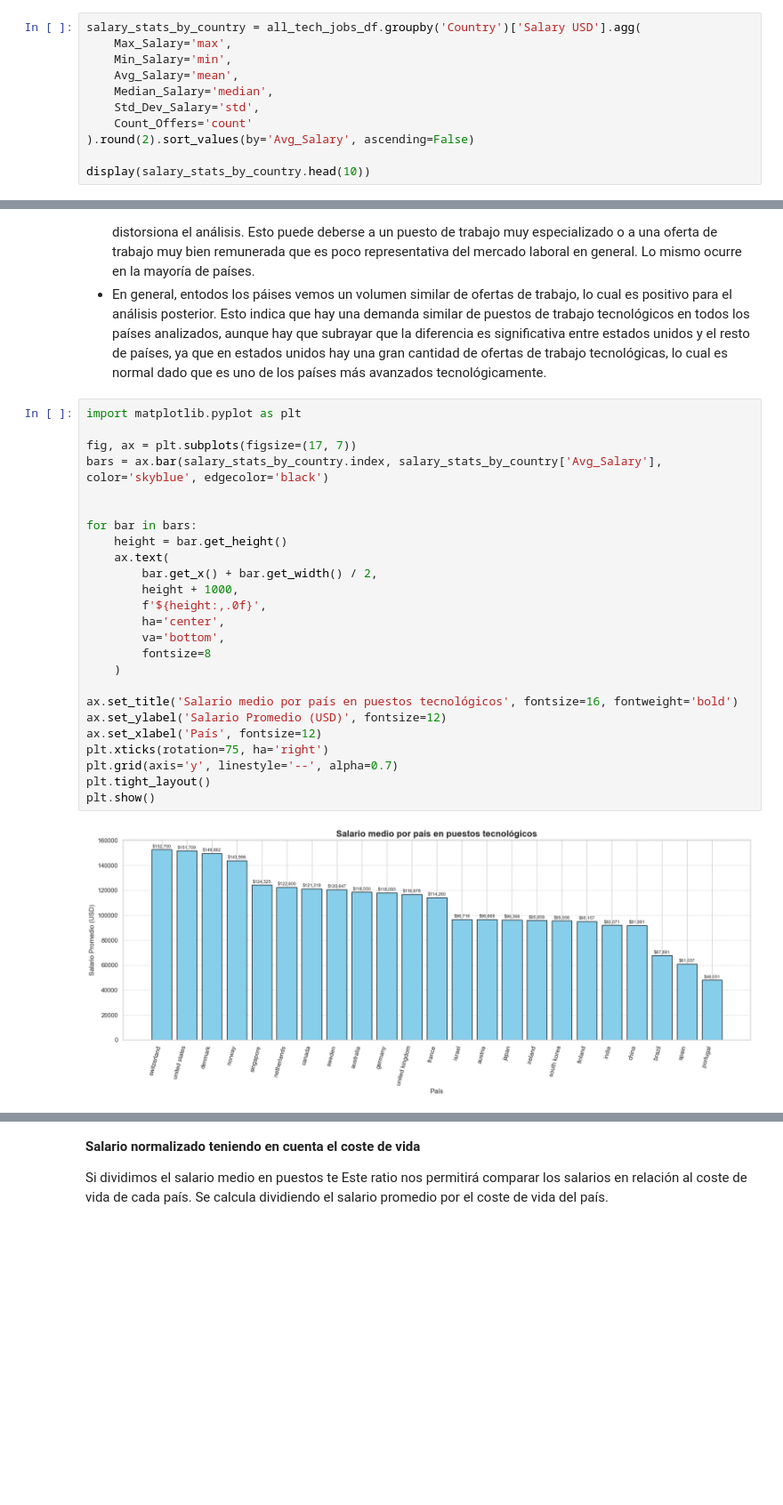
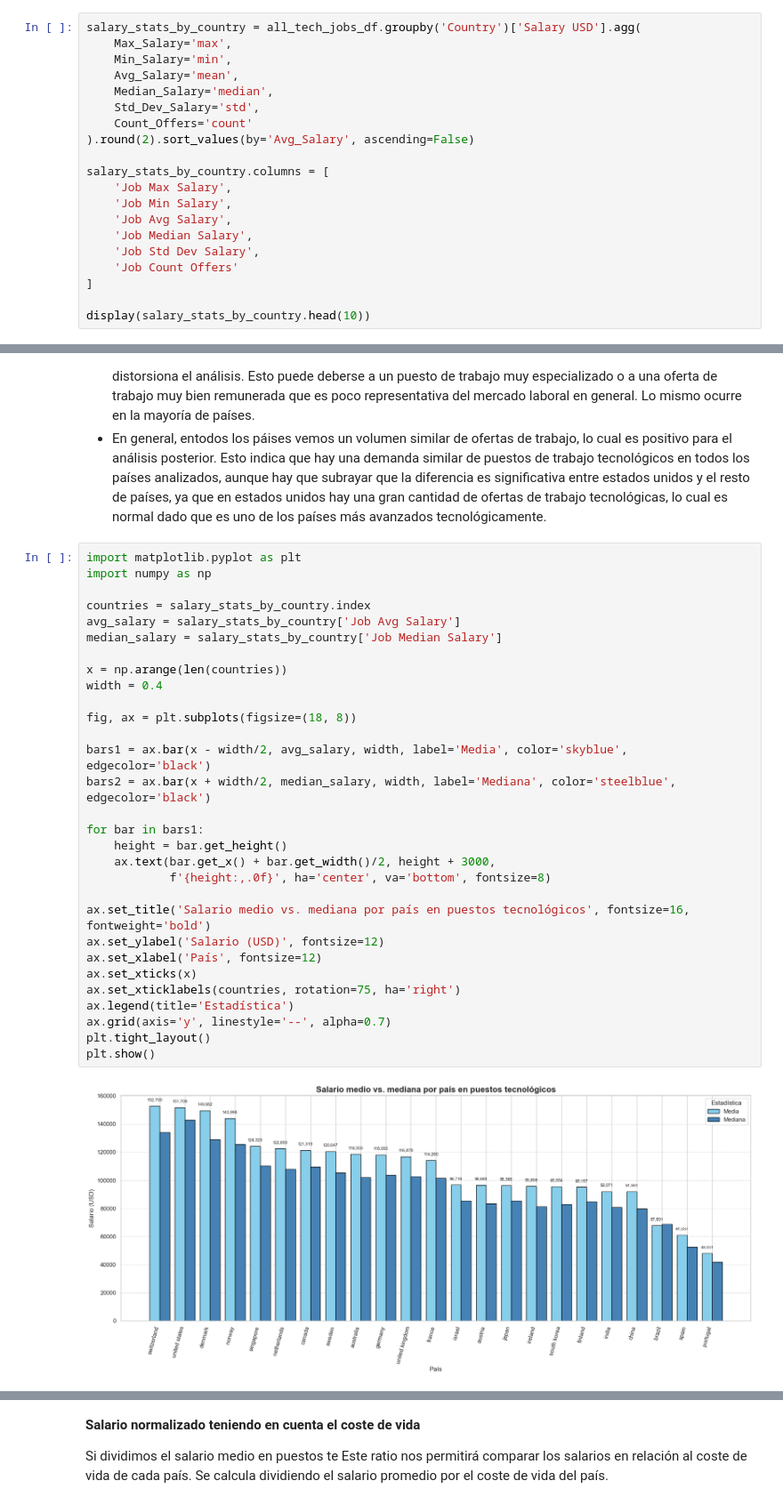
Before and after one commit to MichaeLaudrup/Python_for_AI_VIU, a Jupyter notebook: dataset_project/01_MIAR_ACT_Dataset_Michael_Laudrup_luis_glez.ipynb, the cells around one changed output, grey strips where cells are left out. Shown at 89% size. Saved outputs shown, nothing was run; the diff lists cells and outputs as text; blank space fills up the shorter version.

```diff
--- a/dataset_project/01_MIAR_ACT_Dataset_Michael_Laudrup_luis_glez.ipynb
+++ b/dataset_project/01_MIAR_ACT_Dataset_Michael_Laudrup_luis_glez.ipynb
@@ -471,5 +504,14 @@ salary_stats_by_country = all_tech_jobs_df.groupby('Country')['Salary USD'].agg(
     Count_Offers='count'
 ).round(2).sort_values(by='Avg_Salary', ascending=False)
 
+salary_stats_by_country.columns = [
+    'Job Max Salary',
+    'Job Min Salary',
+    'Job Avg Salary',
+    'Job Median Salary',
+    'Job Std Dev Salary',
+    'Job Count Offers'
+]
+
 display(salary_stats_by_country.head(10))
 # %% [output]
@@ -536,29 +574,34 @@ plt.show()
 - En general, entodos los páises vemos un volumen similar de ofertas de trabajo, lo cual es positivo para el análisis posterior. Esto indica que hay una demanda similar de puestos de trabajo tecnológicos en todos los países analizados, aunque hay que subrayar que la diferencia es significativa entre estados unidos y el resto de países, ya que en estados unidos hay una gran cantidad de ofertas de trabajo tecnológicas, lo cual es normal dado que es uno de los países más avanzados tecnológicamente.
 # %%
 import matplotlib.pyplot as plt
+import numpy as np
 
-fig, ax = plt.subplots(figsize=(17, 7))
-bars = ax.bar(salary_stats_by_country.index, salary_stats_by_country['Avg_Salary'], color='skyblue', edgecolor='black')
+countries = salary_stats_by_country.index
+avg_salary = salary_stats_by_country['Job Avg Salary']
+median_salary = salary_stats_by_country['Job Median Salary']
 
+x = np.arange(len(countries))
+width = 0.4
 
-for bar in bars:
+fig, ax = plt.subplots(figsize=(18, 8))
+
+bars1 = ax.bar(x - width/2, avg_salary, width, label='Media', color='skyblue', edgecolor='black')
+bars2 = ax.bar(x + width/2, median_salary, width, label='Mediana', color='steelblue', edgecolor='black')
+
+for bar in bars1:
     height = bar.get_height()
-    ax.text(
-        bar.get_x() + bar.get_width() / 2,
-        height + 1000,
-        f'${height:,.0f}',
-        ha='center',
-        va='bottom',
-        fontsize=8
-    )
+    ax.text(bar.get_x() + bar.get_width()/2, height + 3000,
+            f'{height:,.0f}', ha='center', va='bottom', fontsize=8)
 
-ax.set_title('Salario medio por país en puestos tecnológicos', fontsize=16, fontweight='bold')
-ax.set_ylabel('Salario Promedio (USD)', fontsize=12)
+ax.set_title('Salario medio vs. mediana por país en puestos tecnológicos', fontsize=16, fontweight='bold')
+ax.set_ylabel('Salario (USD)', fontsize=12)
 ax.set_xlabel('País', fontsize=12)
-plt.xticks(rotation=75, ha='right')
-plt.grid(axis='y', linestyle='--', alpha=0.7)
+ax.set_xticks(x)
+ax.set_xticklabels(countries, rotation=75, ha='right')
+ax.legend(title='Estadística')
+ax.grid(axis='y', linestyle='--', alpha=0.7)
 plt.tight_layout()
 plt.show()
 # %% [output]
-[figure, old version]
+[figure, new version]
 # %% [markdown]
```
Also changed, not shown: parts of 39 cells of this notebook, 1 other file.
